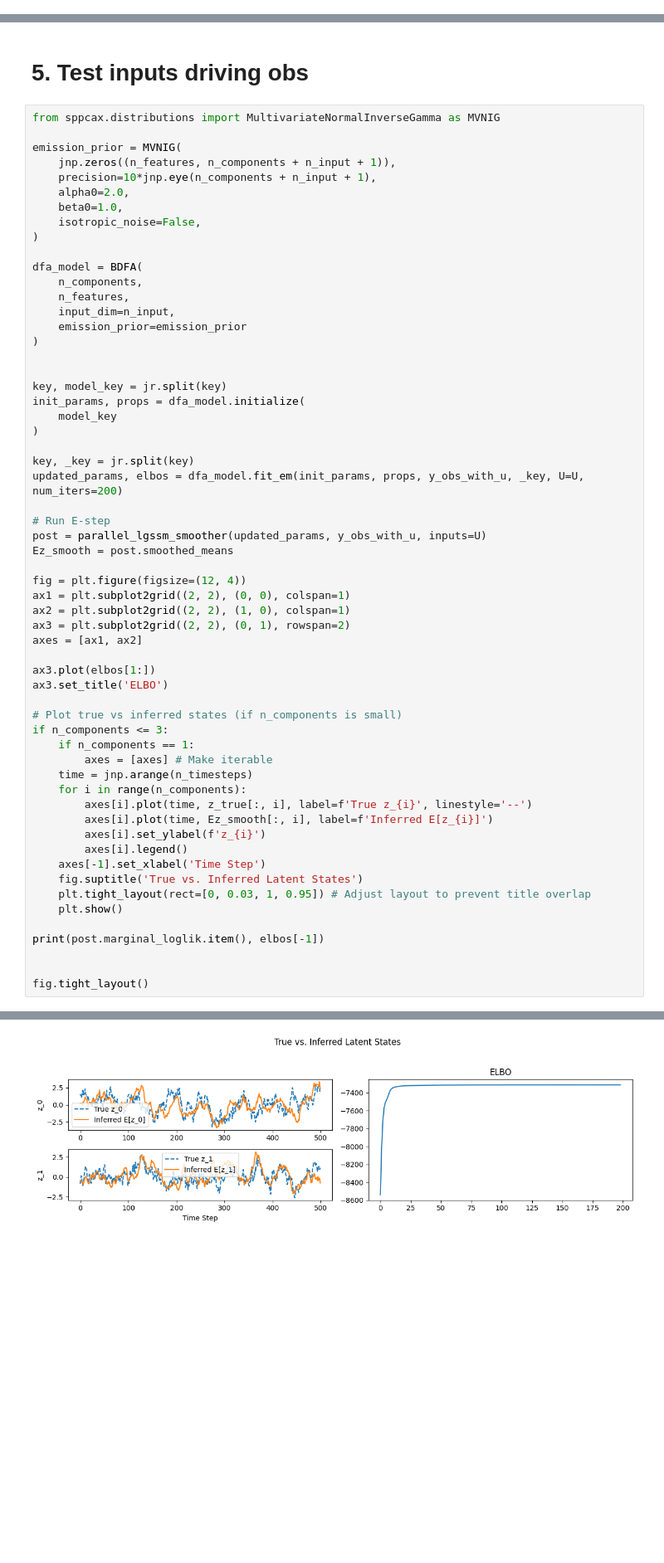
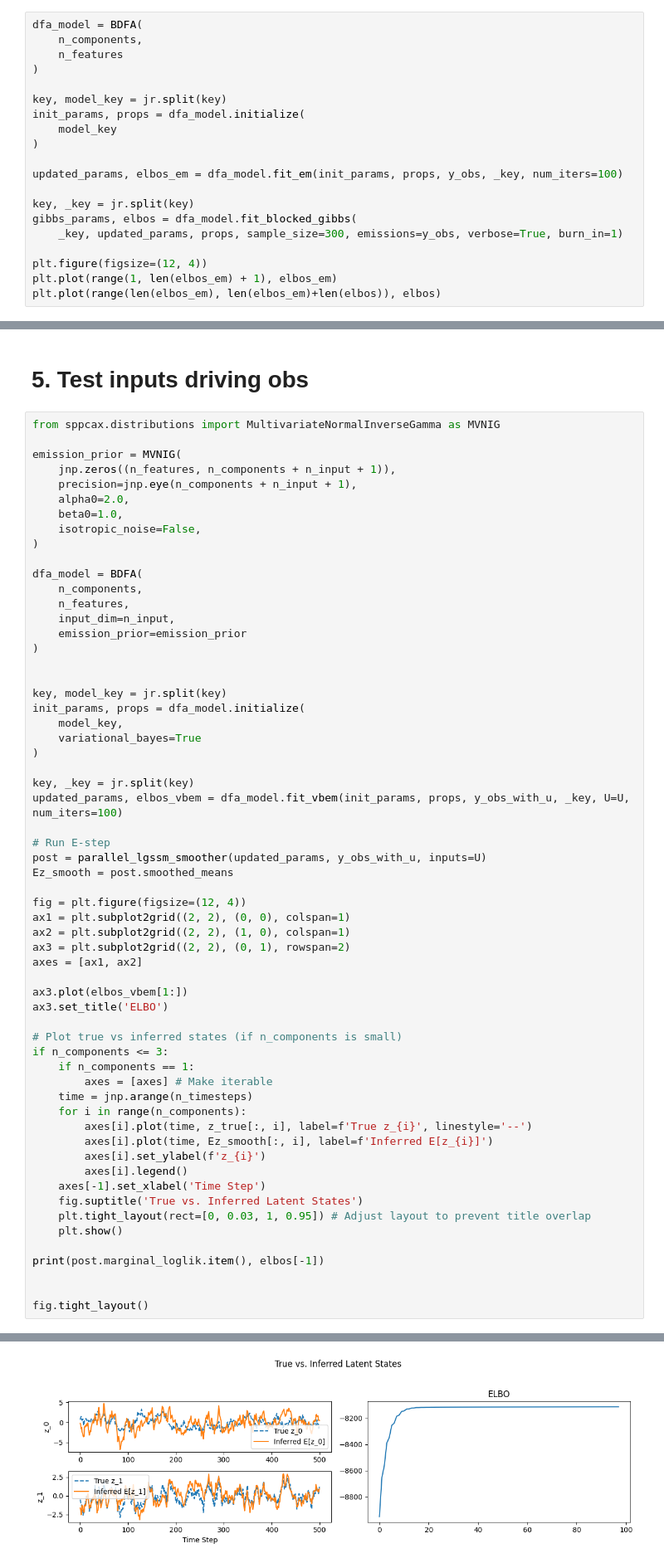
Before and after one commit to dimarkov/sppcax, a Jupyter notebook: examples/test_dfa.ipynb, the cells around one changed output, grey strips where cells are left out. Shown at 83% size. Drawn from its saved outputs; the diff is of its cells as text; blank space fills up the shorter version.

```diff
--- a/examples/test_dfa.ipynb
+++ b/examples/test_dfa.ipynb
@@ -196,0 +290,20 @@ fig.tight_layout()
+# %%
+dfa_model = BDFA(
+    n_components,
+    n_features
+)
+
+key, model_key = jr.split(key)
+init_params, props = dfa_model.initialize(
+    model_key
+)
+
+updated_params, elbos_em = dfa_model.fit_em(init_params, props, y_obs, _key, num_iters=100)
+
+key, _key = jr.split(key)
+gibbs_params, elbos = dfa_model.fit_blocked_gibbs(
+    _key, updated_params, props, sample_size=300, emissions=y_obs, verbose=True, burn_in=1)
+
+plt.figure(figsize=(12, 4))
+plt.plot(range(1, len(elbos_em) + 1), elbos_em)
+plt.plot(range(len(elbos_em), len(elbos_em)+len(elbos)), elbos)
@@ -201,7 +417,7 @@ from sppcax.distributions import MultivariateNormalInverseGamma as MVNIG
 
 emission_prior = MVNIG(
     jnp.zeros((n_features, n_components + n_input + 1)),
-    precision=10*jnp.eye(n_components + n_input + 1),
+    precision=jnp.eye(n_components + n_input + 1),
     alpha0=2.0,
     beta0=1.0,
     isotropic_noise=False,
@@ -217,11 +433,12 @@ dfa_model = BDFA(
 
 key, model_key = jr.split(key)
 init_params, props = dfa_model.initialize(
-    model_key
+    model_key,
+    variational_bayes=True
 )
 
 key, _key = jr.split(key)
-updated_params, elbos = dfa_model.fit_em(init_params, props, y_obs_with_u, _key, U=U, num_iters=200)
+updated_params, elbos_vbem = dfa_model.fit_vbem(init_params, props, y_obs_with_u, _key, U=U, num_iters=100)
 
 # Run E-step
 post = parallel_lgssm_smoother(updated_params, y_obs_with_u, inputs=U)
@@ -233,7 +450,7 @@ ax2 = plt.subplot2grid((2, 2), (1, 0), colspan=1)
 ax3 = plt.subplot2grid((2, 2), (0, 1), rowspan=2)
 axes = [ax1, ax2]
 
-ax3.plot(elbos[1:])
+ax3.plot(elbos_vbem[1:])
 ax3.set_title('ELBO')
 
 # Plot true vs inferred states (if n_components is small)
@@ -260 +477 @@ fig.tight_layout()
-[figure, old version]
+[figure, new version]
```
Also changed, not shown: parts of 25 cells of this notebook, 2 other files.
